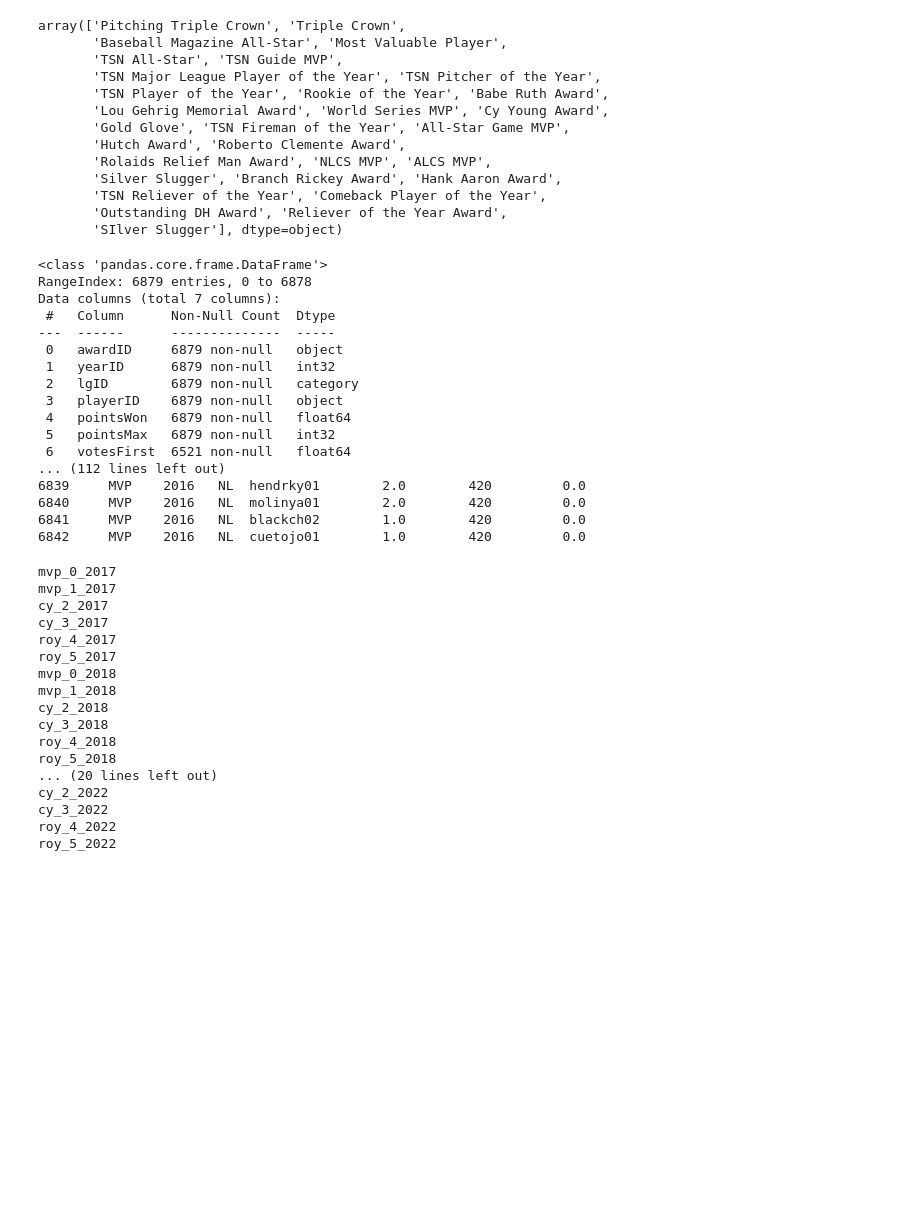
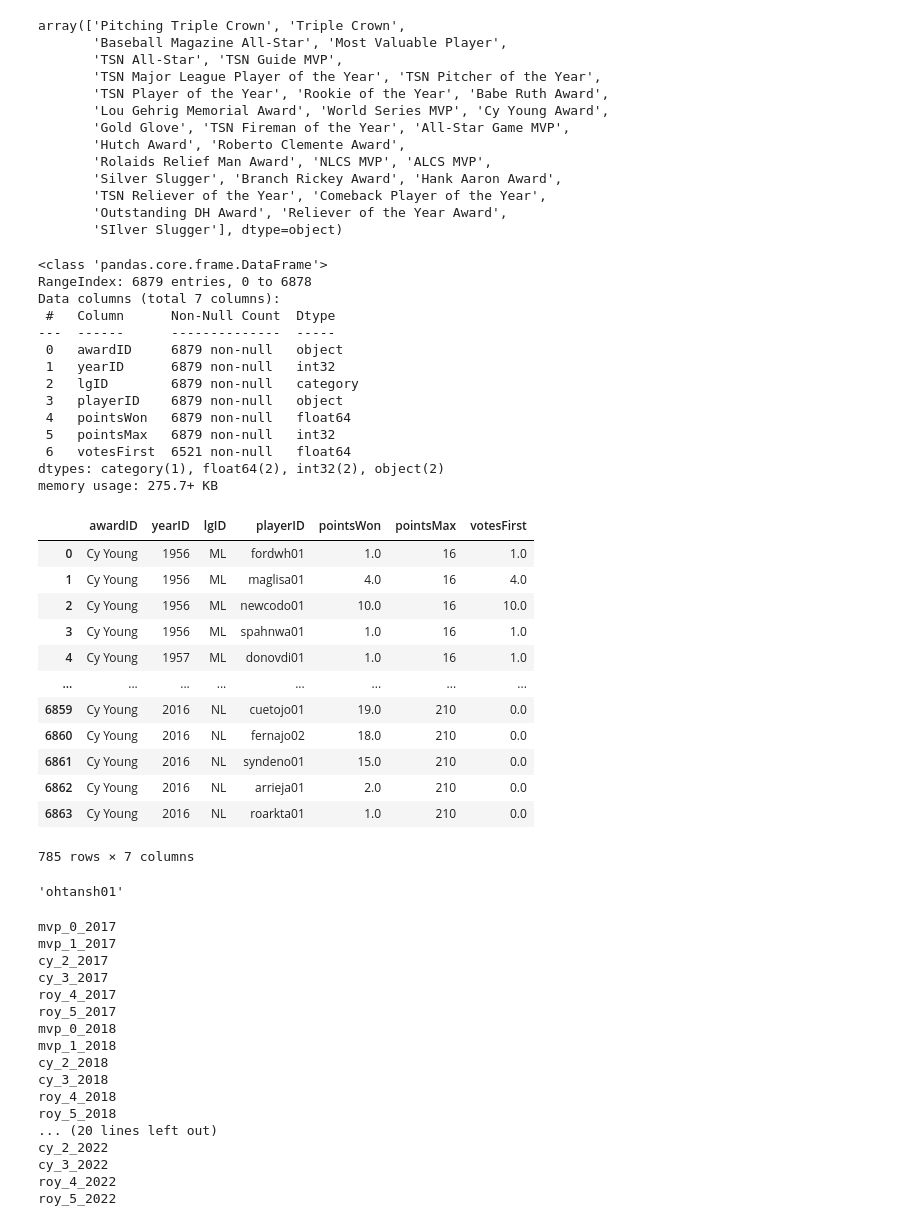
Before and after one commit to an-izq/Pitcher-HOF-Predictor, a Jupyter notebook: Pitcher-HOF-Predictor.ipynb, the cells around one changed output. Drawn from its saved outputs; the diff is of its cells as text; code cells hidden in the pictures; blank space fills up the shorter version.

```diff
--- a/Pitcher-HOF-Predictor.ipynb
+++ b/Pitcher-HOF-Predictor.ipynb
@@ -164,31 +182,71 @@ array(['Pitching Triple Crown', 'Triple Crown',
 # %%
 # AwardsPlayers_df Exploration
 AwardsSharePlayers_df.info()
-print(AwardsSharePlayers_df.describe())
-print(AwardsSharePlayers_df['awardID'].unique())
+# print(AwardsSharePlayers_df.describe())
+# print(AwardsSharePlayers_df['awardID'].unique())
 # AwardsSharePlayers_df.loc[AwardsSharePlayers_df['yearID'] == 2012]
 # AwardsSharePlayers_df.loc[AwardsSharePlayers_df['playerID'] == 'verlaju01']
-print(AwardsSharePlayers_df.loc[(AwardsSharePlayers_df['yearID'] == 2016) & (AwardsSharePlayers_df['awardID'] == 'Rookie of the Year')])
-print(AwardsSharePlayers_df.loc[(AwardsSharePlayers_df['yearID'] == 2016) & (AwardsSharePlayers_df['awardID'] == 'Cy Young')])
-print(AwardsSharePlayers_df.loc[(AwardsSharePlayers_df['yearID'] == 2016) & (AwardsSharePlayers_df['awardID'] == 'MVP')])
+# print(AwardsSharePlayers_df.loc[(AwardsSharePlayers_df['yearID'] == 2016) & (AwardsSharePlayers_df['awardID'] == 'Rookie of the Year')])
+# print(AwardsSharePlayers_df.loc[(AwardsSharePlayers_df['yearID'] == 2016) & (AwardsSharePlayers_df['awardID'] == 'Cy Young')])
+# print(AwardsSharePlayers_df.loc[(AwardsSharePlayers_df['yearID'] == 2016) & (AwardsSharePlayers_df['awardID'] == 'MVP')])
+AwardsSharePlayers_df.loc[AwardsSharePlayers_df['awardID'] == 'Cy Young']
 # %% [output]
 <class 'pandas.core.frame.DataFrame'>
 RangeIndex: 6879 entries, 0 to 6878
 Data columns (total 7 columns):
  #   Column      Non-Null Count  Dtype
 ---  ------      --------------  -----
  0   awardID     6879 non-null   object
  1   yearID      6879 non-null   int32
  2   lgID        6879 non-null   category
  3   playerID    6879 non-null   object
  4   pointsWon   6879 non-null   float64
  5   pointsMax   6879 non-null   int32
  6   votesFirst  6521 non-null   float64
-... (112 lines left out)
-6839     MVP    2016   NL  hendrky01        2.0        420         0.0
-6840     MVP    2016   NL  molinya01        2.0        420         0.0
-6841     MVP    2016   NL  blackch02        1.0        420         0.0
-6842     MVP    2016   NL  cuetojo01        1.0        420         0.0
+dtypes: category(1), float64(2), int32(2), object(2)
+memory usage: 275.7+ KB
+|  | awardID | yearID | lgID | playerID | pointsWon | pointsMax | votesFirst |
+| 0 | Cy Young | 1956 | ML | fordwh01 | 1.0 | 16 | 1.0 |
+| 1 | Cy Young | 1956 | ML | maglisa01 | 4.0 | 16 | 4.0 |
+| 2 | Cy Young | 1956 | ML | newcodo01 | 10.0 | 16 | 10.0 |
+| 3 | Cy Young | 1956 | ML | spahnwa01 | 1.0 | 16 | 1.0 |
+| 4 | Cy Young | 1957 | ML | donovdi01 | 1.0 | 16 | 1.0 |
+| ... | ... | ... | ... | ... | ... | ... | ... |
+| 6859 | Cy Young | 2016 | NL | cuetojo01 | 19.0 | 210 | 0.0 |
+| 6860 | Cy Young | 2016 | NL | fernajo02 | 18.0 | 210 | 0.0 |
+| 6861 | Cy Young | 2016 | NL | syndeno01 | 15.0 | 210 | 0.0 |
+| 6862 | Cy Young | 2016 | NL | arrieja01 | 2.0 | 210 | 0.0 |
+| 6863 | Cy Young | 2016 | NL | roarkta01 | 1.0 | 210 | 0.0 |
+785 rows × 7 columns
+# %%
+soup = BeautifulSoup(requests.get(f'https://www.baseball-reference.com/awards/awards_2021.shtml').text.replace('<!--','').replace('-->',''))
+soup#.find_all('data-append-csv')
+
+
+
+id_value = soup.find('td', {'data-append-csv': True})['data-append-csv']
+id_value
+
+# mvp_table_headers = table.find_all('th')
+# mvp_table_headers
+
+# TAKING TEXT FROM EACH OF THESE LOOPING GETTING ALL HEADER NAMES FROM THE TABLE
+# mvp_table_headers = [title.text for title in mvp_table_headers]
+#print(mvp_table_headers) # need to clean up
+# mvp_table_headers = mvp_table_headers[6:36]
+# df = pd.DataFrame(columns = mvp_table_headers)
+
+# column_data = table.find_all('tr')
+# table.find_all('tr')[2]
+
+# for row in column_data[2:]: # starting at position one
+#     row_data = row.find_all('td')
+#     individual_row_data = [data.text.strip() for data in row_data]
+#     length = len(df)
+#     df.loc[length] = individual_row_data
+# row_data
+# %% [output]
+'ohtansh01'
 # %%
 # Web Scraping to get mvp, CY Young, and ROY results and votes for seasons after 2016
 seasons = ['2017', '2018', '2019', '2020', '2021', '2022']
```
Also changed, not shown: parts of 12 cells of this notebook.
